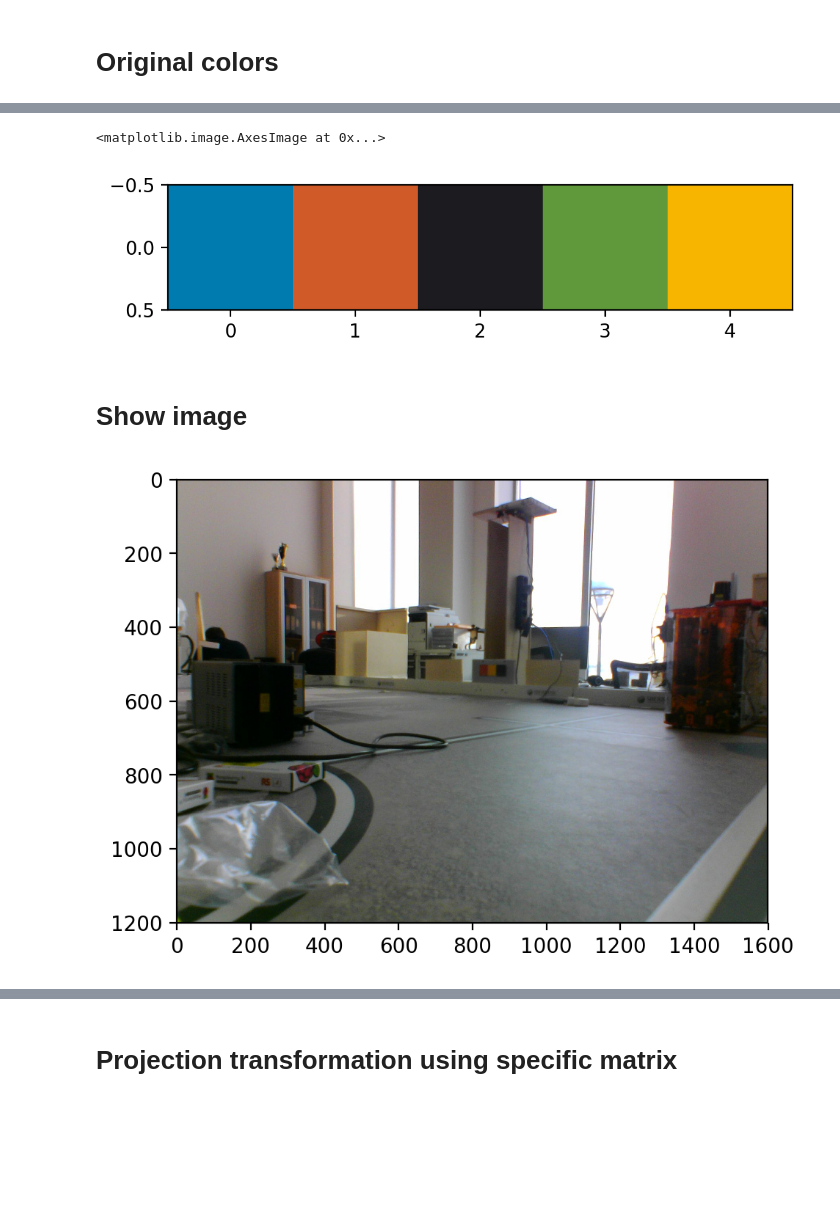
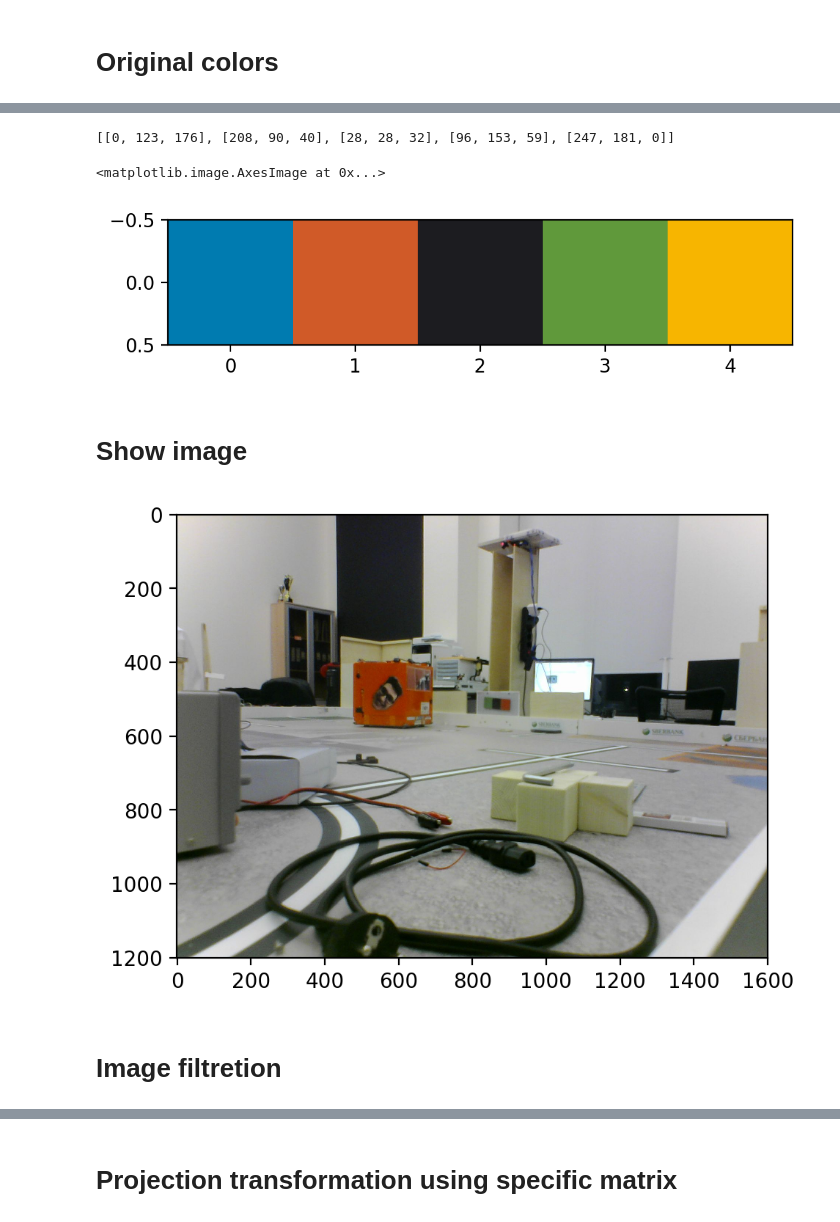
Before and after one commit to SkoltechRobotics/Eurobot2018, a Jupyter notebook: ComputerVision/CubeSequenceRecognition/PlanRecognition.ipynb, the cells around one changed output, grey strips where cells are left out. Cells and saved outputs as stored; diff of their text form; code cells hidden in the pictures; blank space fills up the shorter version.

```diff
--- a/ComputerVision/CubeSequenceRecognition/PlanRecognition.ipynb
+++ b/ComputerVision/CubeSequenceRecognition/PlanRecognition.ipynb
@@ -52,15 +55,19 @@ orig_colors_img = cv2.cvtColor(orig_colors_img, cv2.COLOR_RGB2HSV)
 orig_colors_img[:, :, 2] = np.where(orig_colors_img[:, :, 2] < 125, 2 * orig_colors_img[:, :, 2], orig_colors_img[:, :, 2])
 orig_colors_img = cv2.cvtColor(orig_colors_img, cv2.COLOR_HSV2RGB)
 fig, ax = plt.subplots(1, 1, figsize=(6, 4), dpi=200)
+print(orig_colors_img[0].tolist())
 ax.imshow(orig_colors_img)
 # %% [output]
-<matplotlib.image.AxesImage at 0x...>
+[[0, 123, 176], [208, 90, 40], [28, 28, 32], [96, 153, 59], [247, 181, 0]]
+<matplotlib.image.AxesImage at 0x...>
 [figure]
 # %% [markdown]
 # Show image
 # %%
-img = cv2.cvtColor(cv2.imread("imgs/142.png"), cv2.COLOR_BGR2RGB)
+img = cv2.cvtColor(cv2.imread("imgs/321_1.png"), cv2.COLOR_BGR2RGB)
 fig, ax = plt.subplots(1, 1, figsize=(6, 4), dpi=200)
 ax.imshow(img);
 # %% [output]
-[figure, old version]
+[figure, new version]
+# %% [markdown]
+# Image filtretion
```
Also changed, not shown: parts of 42 cells of this notebook, 19 other files.
